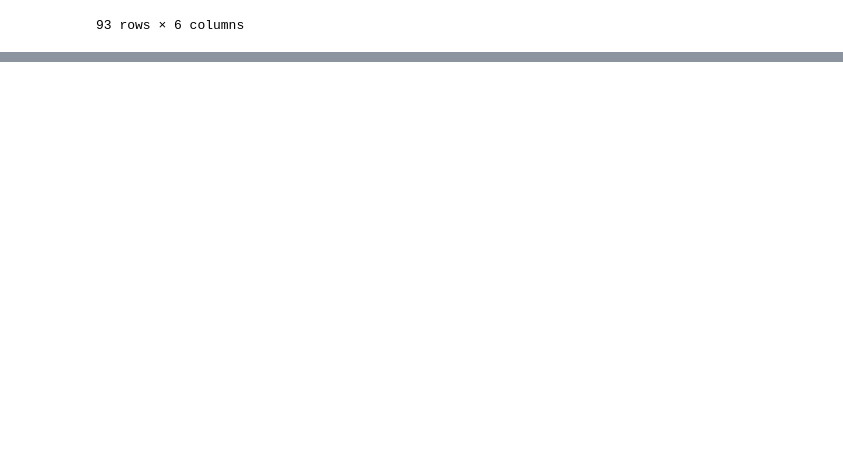
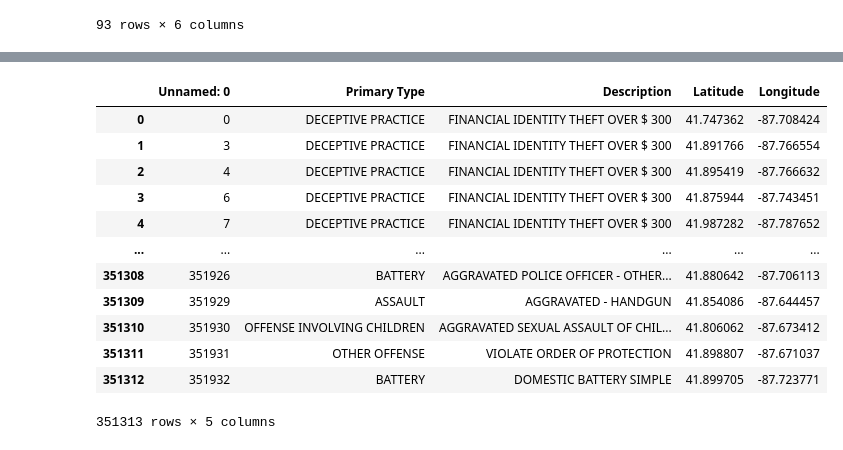
Before and after one commit to MattPostlewaite/NWBC-Project1-Group2, a Jupyter notebook: project_1_group_2_school_data.ipynb, the cells around one changed output, grey strips where cells are left out. Saved outputs shown, nothing was run; the diff lists cells and outputs as text; code cells hidden in the pictures; blank space fills up the shorter version.

```diff
--- a/project_1_group_2_school_data.ipynb
+++ b/project_1_group_2_school_data.ipynb
@@ -123,0 +155,18 @@ schools_2020_df
+# %%
+csv_path_6 = os.path.join("crimes_2021_clean.csv")
+crime_2021_df = pd.read_csv(csv_path_6, encoding="utf-8")
+crime_2021_df
+# %% [output]
+|  | Unnamed: 0 | Primary Type | Description | Latitude | Longitude |
+| 0 | 0 | DECEPTIVE PRACTICE | FINANCIAL IDENTITY THEFT OVER $ 300 | 41.747362 | -87.708424 |
+| 1 | 3 | DECEPTIVE PRACTICE | FINANCIAL IDENTITY THEFT OVER $ 300 | 41.891766 | -87.766554 |
+| 2 | 4 | DECEPTIVE PRACTICE | FINANCIAL IDENTITY THEFT OVER $ 300 | 41.895419 | -87.766632 |
+| 3 | 6 | DECEPTIVE PRACTICE | FINANCIAL IDENTITY THEFT OVER $ 300 | 41.875944 | -87.743451 |
+| 4 | 7 | DECEPTIVE PRACTICE | FINANCIAL IDENTITY THEFT OVER $ 300 | 41.987282 | -87.787652 |
+| ... | ... | ... | ... | ... | ... |
+| 351308 | 351926 | BATTERY | AGGRAVATED POLICE OFFICER - OTHER... | 41.880642 | -87.706113 |
+| 351309 | 351929 | ASSAULT | AGGRAVATED - HANDGUN | 41.854086 | -87.644457 |
+| 351310 | 351930 | OFFENSE INVOLVING CHILDREN | AGGRAVATED SEXUAL ASSAULT OF CHIL... | 41.806062 | -87.673412 |
+| 351311 | 351931 | OTHER OFFENSE | VIOLATE ORDER OF PROTECTION | 41.898807 | -87.671037 |
+| 351312 | 351932 | BATTERY | DOMESTIC BATTERY SIMPLE | 41.899705 | -87.723771 |
+351313 rows × 5 columns
```
Also changed, not shown: parts of 5 cells of this notebook, 1 other file.
